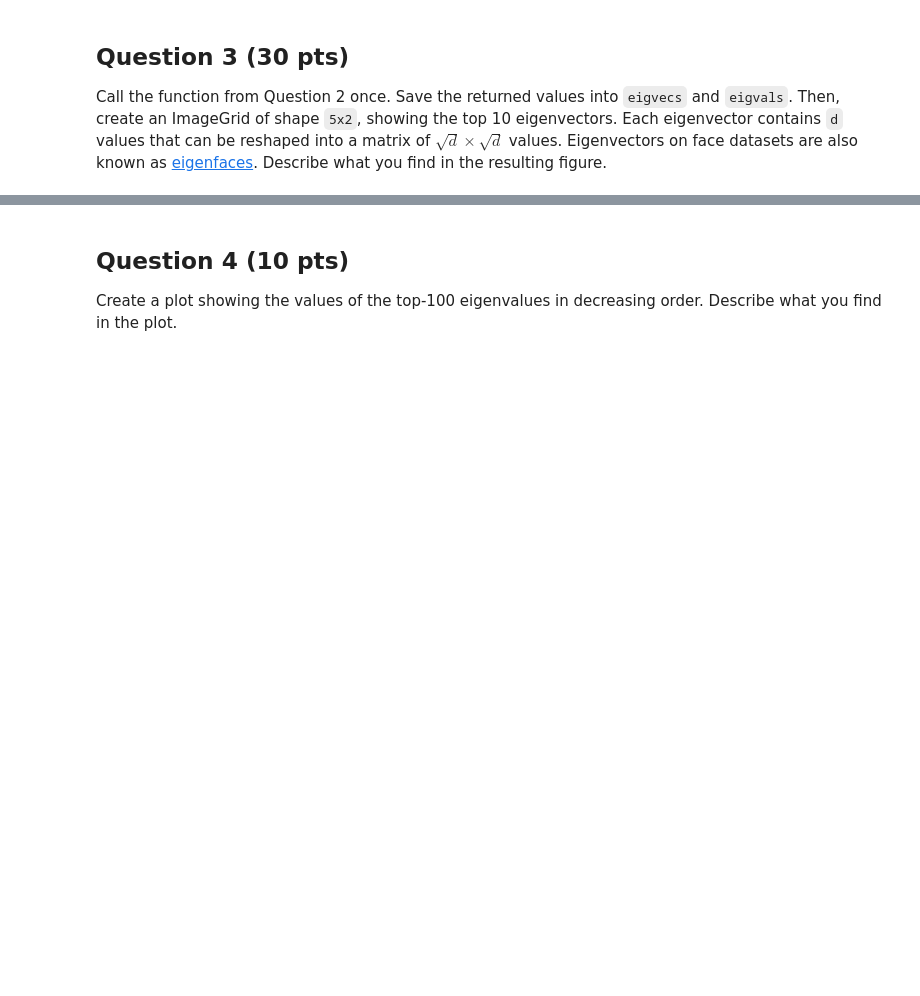
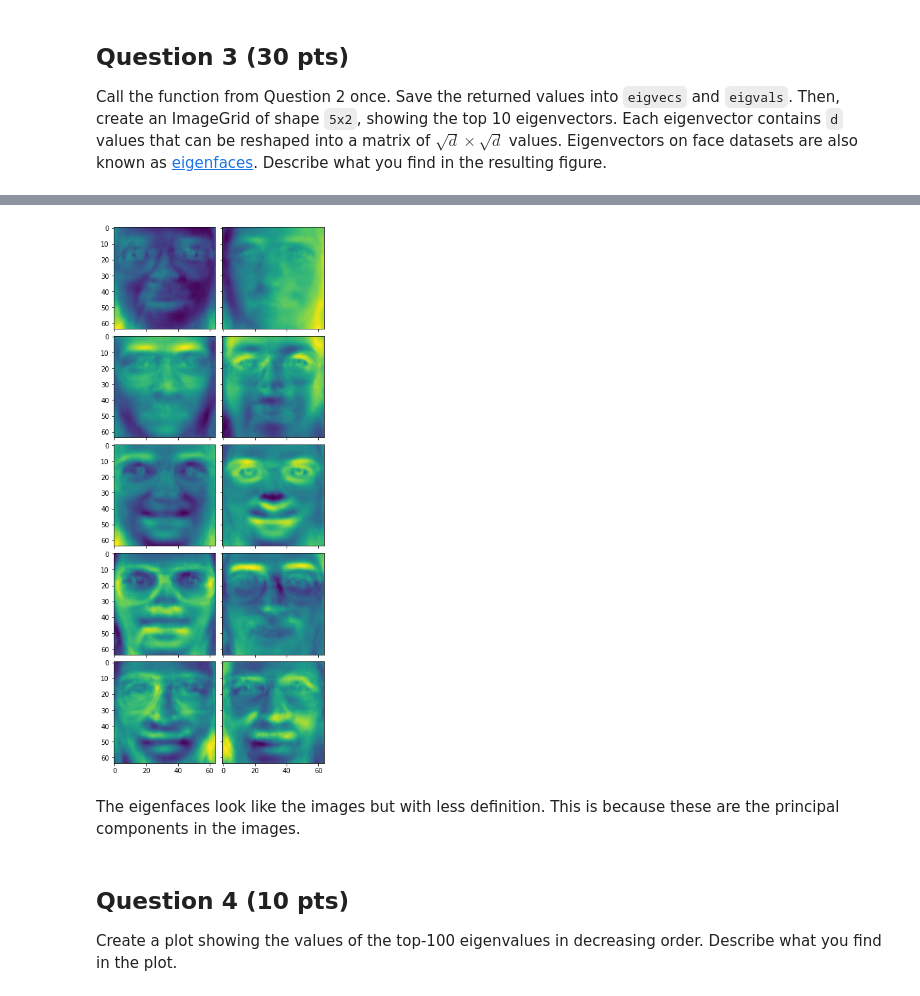
Before and after one commit to m-bowen/DSP-461-assignments, a Jupyter notebook: bowen_ha_02.ipynb, the cells around one changed output, grey strips where cells are left out. Saved outputs shown, nothing was run; the diff lists cells and outputs as text; code cells hidden in the pictures; blank space fills up the shorter version.

```diff
--- a/bowen_ha_02.ipynb
+++ b/bowen_ha_02.ipynb
@@ -51,3 +51,21 @@ Write a function that performs PCA on an input tensor `X` of shape `n x d`, with
+# %%
+# your answer here
+
+# Function is based on Google Colab notebook by Dr. Marco Alvarez at the University of Rhode Island
+def pca(X):
+    # Center data
+    X = X - np.mean(X, axis=0)
+    # Calculate covariance matrix
+    cov_X = (X.T @ X) / (X.shape[0])
+    # Calcluate Eigenvalues and Eigenvectors
+    evals, evecs = np.linalg.eigh(cov_X)
+    # Find sorted indices of eigenvalues in decreasing order
+    dec_indexes = np.argsort(evals)[::-1]
+    # Now sort the eigenvalues and related eigenvectors
+    v = evals[dec_indexes]
+    E = evecs[:, dec_indexes]
+    # Return evecs (E) and evals (v)
+    return E, v
 # %% [markdown]
 ## Question 3 (30 pts)
 Call the function from Question 2 once.  Save the returned values into `eigvecs` and `eigvals`.  Then, create an ImageGrid of shape `5x2`, showing the top 10 eigenvectors.  Each eigenvector contains `d` values that can be reshaped into a matrix of $\sqrt d\times \sqrt d$ values.  Eigenvectors on face datasets are also known as [eigenfaces](https://en.wikipedia.org/wiki/Eigenface).  Describe what you find in the resulting figure.
@@ -54,5 +84,16 @@ Call the function from Question 2 once.  Save the returned values into `eigvecs`
 # %%
 # your answer here
+evecs, evals = pca(X)
+# %%
+eigfaces = ImageGrid(plt.figure(figsize=(12,15)), 111, nrows_ncols=(5,2), axes_pad=0.15)
+i = 0
+for ax in eigfaces:
+    ax.imshow(evecs[:, i].reshape(64,64), cmap="viridis")
+    i = i+1
+# %% [output]
+[figure, added]
+# %% [markdown]
+The eigenfaces look like the images but with less definition. This is because these are the principal components in the images.
 # %% [markdown]
 ## Question 4 (10 pts)
 Create a plot showing the values of the top-100 eigenvalues in decreasing order.  Describe what you find in the plot.
```
Also changed, not shown: parts of 16 cells of this notebook.
